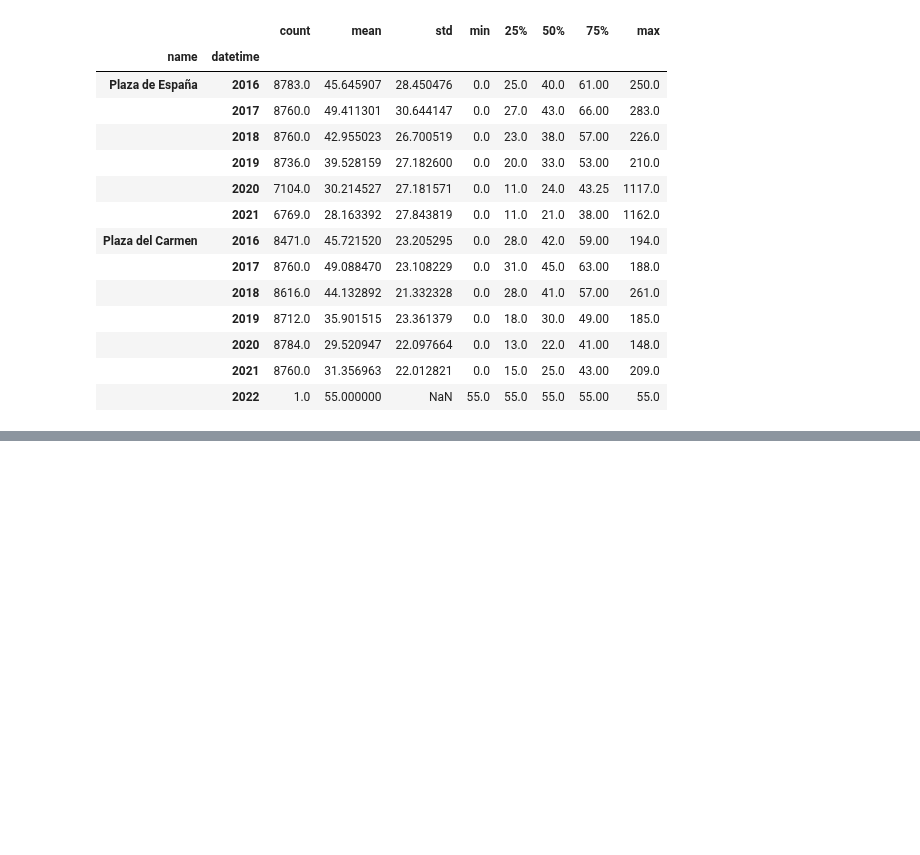
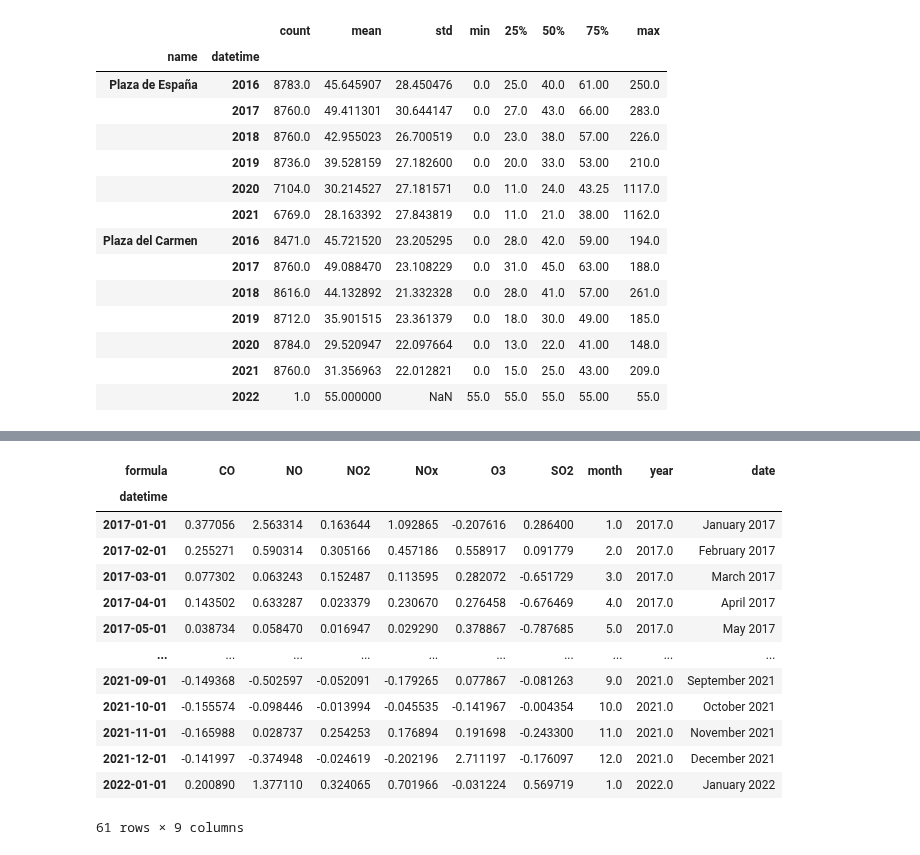
Before and after one commit to Pheithar/socialdata_madridcentral, a Jupyter notebook: Laurine - air quality - exploratory notebook.ipynb, the cells around one changed output, grey strips where cells are left out. Saved outputs shown, nothing was run; the diff lists cells and outputs as text; code cells hidden in the pictures; blank space fills up the shorter version.

```diff
--- a/Laurine - air quality - exploratory notebook.ipynb
+++ b/Laurine - air quality - exploratory notebook.ipynb
@@ -248,0 +260,5 @@ df_focus2.groupby([df_focus2.name, df_focus2.datetime.dt.year]).describe()['valu
+# %%
+df1 = df[(df.name == 'Plaza del Carmen')][['formula','value','datetime']]
+df1 = df1.pivot(index='datetime', columns='formula', values='value').reset_index()
+df1['datetime'] = df1.datetime.dt.round('D')
+df1['datetime'] = df1['datetime'] + pd.offsets.MonthBegin(0)
@@ -248,0 +276,5 @@ df_focus2.groupby([df_focus2.name, df_focus2.datetime.dt.year]).describe()['valu
+# %%
+def get_month_year(aRow):
+    return aRow.name.month_name() + ' ' + str(aRow.name.year)
+
+df1_mean['date'] = df1_mean.apply(get_month_year, axis=1)
@@ -248,0 +409,17 @@ df_focus2.groupby([df_focus2.name, df_focus2.datetime.dt.year]).describe()['valu
+# %%
+df2_ratios
+# %% [output]
+| formula | CO | NO | NO2 | NOx | O3 | SO2 | month | year | date |
+| datetime |  |  |  |  |  |  |  |  |  |
+| 2017-01-01 | 0.377056 | 2.563314 | 0.163644 | 1.092865 | -0.207616 | 0.286400 | 1.0 | 2017.0 | January 2017 |
+| 2017-02-01 | 0.255271 | 0.590314 | 0.305166 | 0.457186 | 0.558917 | 0.091779 | 2.0 | 2017.0 | February 2017 |
+| 2017-03-01 | 0.077302 | 0.063243 | 0.152487 | 0.113595 | 0.282072 | -0.651729 | 3.0 | 2017.0 | March 2017 |
+| 2017-04-01 | 0.143502 | 0.633287 | 0.023379 | 0.230670 | 0.276458 | -0.676469 | 4.0 | 2017.0 | April 2017 |
+| 2017-05-01 | 0.038734 | 0.058470 | 0.016947 | 0.029290 | 0.378867 | -0.787685 | 5.0 | 2017.0 | May 2017 |
+| ... | ... | ... | ... | ... | ... | ... | ... | ... | ... |
+| 2021-09-01 | -0.149368 | -0.502597 | -0.052091 | -0.179265 | 0.077867 | -0.081263 | 9.0 | 2021.0 | September 2021 |
+| 2021-10-01 | -0.155574 | -0.098446 | -0.013994 | -0.045535 | -0.141967 | -0.004354 | 10.0 | 2021.0 | October 2021 |
+| 2021-11-01 | -0.165988 | 0.028737 | 0.254253 | 0.176894 | 0.191698 | -0.243300 | 11.0 | 2021.0 | November 2021 |
+| 2021-12-01 | -0.141997 | -0.374948 | -0.024619 | -0.202196 | 2.711197 | -0.176097 | 12.0 | 2021.0 | December 2021 |
+| 2022-01-01 | 0.200890 | 1.377110 | 0.324065 | 0.701966 | -0.031224 | 0.569719 | 1.0 | 2022.0 | January 2022 |
+61 rows × 9 columns
```
Also changed, not shown: parts of 21 cells of this notebook, 1 other file.
